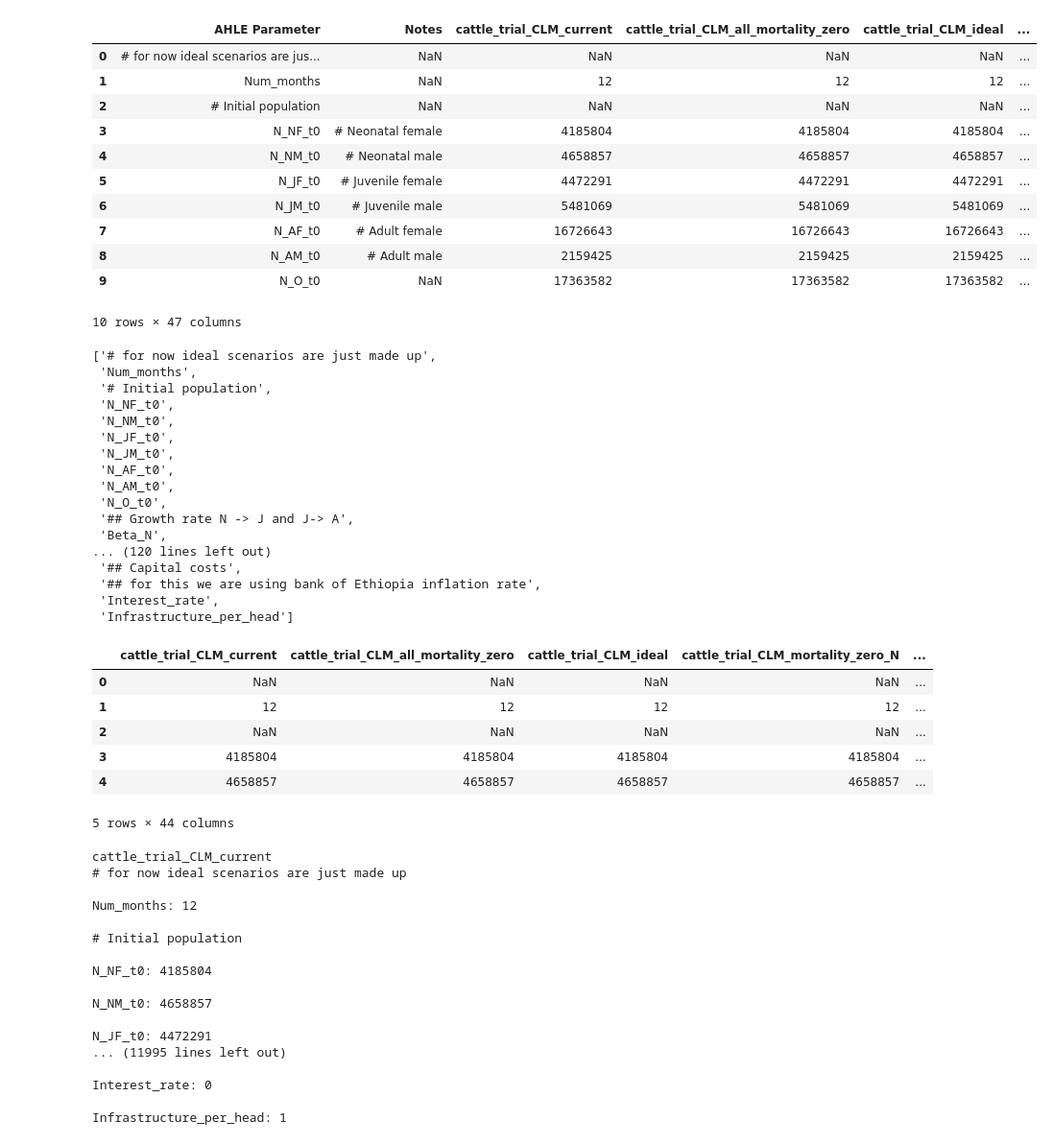
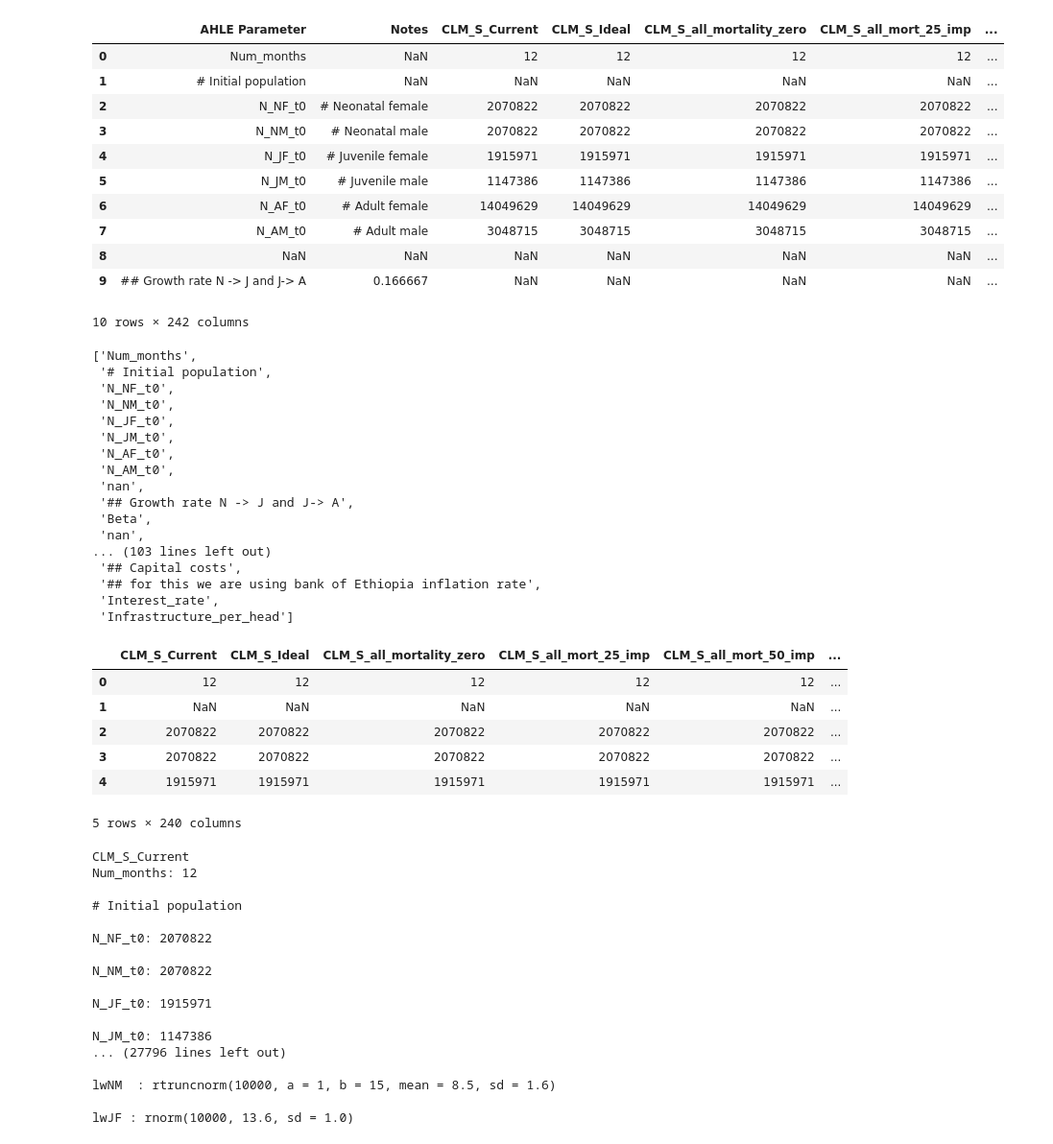
Before and after one commit to GBADsInformatics/DPM, a Jupyter notebook: Testing/OriginalScenarios/create.ipynb, the cells around one changed output. Shown at 96% size. Saved outputs shown, nothing was run; the diff lists cells and outputs as text; code cells hidden in the pictures.

Commit message:
ran smallruminants

```diff
--- a/Testing/OriginalScenarios/create.ipynb
+++ b/Testing/OriginalScenarios/create.ipynb
@@ -1,30 +1,29 @@
 # %%
 import pandas as pd
 # %%
-excel_file = "./cattle/AHLE scenario parameters CATTLE.xlsx"
+excel_file = "./smallruminants/AHLE scenario parameters SMALLRUMINANTS.xlsx"
 
 df = pd.read_excel(excel_file)
 df.head(10)
 # %% [output]
-|  | AHLE Parameter | Notes | cattle_trial_CLM_current | cattle_trial_CLM_all_mortality_zero | cattle_trial_CLM_ideal | ... |
-| 0 | # for now ideal scenarios are jus... | NaN | NaN | NaN | NaN | ... |
-| 1 | Num_months | NaN | 12 | 12 | 12 | ... |
-| 2 | # Initial population | NaN | NaN | NaN | NaN | ... |
-| 3 | N_NF_t0 | # Neonatal female | 4185804 | 4185804 | 4185804 | ... |
-| 4 | N_NM_t0 | # Neonatal male | 4658857 | 4658857 | 4658857 | ... |
-| 5 | N_JF_t0 | # Juvenile female | 4472291 | 4472291 | 4472291 | ... |
-| 6 | N_JM_t0 | # Juvenile male | 5481069 | 5481069 | 5481069 | ... |
-| 7 | N_AF_t0 | # Adult female | 16726643 | 16726643 | 16726643 | ... |
-| 8 | N_AM_t0 | # Adult male | 2159425 | 2159425 | 2159425 | ... |
-| 9 | N_O_t0 | NaN | 17363582 | 17363582 | 17363582 | ... |
+|  | AHLE Parameter | Notes | CLM_S_Current | CLM_S_Ideal | CLM_S_all_mortality_zero | CLM_S_all_mort_25_imp | ... |
+| 0 | Num_months | NaN | 12 | 12 | 12 | 12 | ... |
+| 1 | # Initial population | NaN | NaN | NaN | NaN | NaN | ... |
+| 2 | N_NF_t0 | # Neonatal female | 2070822 | 2070822 | 2070822 | 2070822 | ... |
+| 3 | N_NM_t0 | # Neonatal male | 2070822 | 2070822 | 2070822 | 2070822 | ... |
+| 4 | N_JF_t0 | # Juvenile female | 1915971 | 1915971 | 1915971 | 1915971 | ... |
+| 5 | N_JM_t0 | # Juvenile male | 1147386 | 1147386 | 1147386 | 1147386 | ... |
+| 6 | N_AF_t0 | # Adult female | 14049629 | 14049629 | 14049629 | 14049629 | ... |
+| 7 | N_AM_t0 | # Adult male | 3048715 | 3048715 | 3048715 | 3048715 | ... |
+| 8 | NaN | NaN | NaN | NaN | NaN | NaN | ... |
+| 9 | ## Growth rate N -> J and J-> A | 0.166667 | NaN | NaN | NaN | NaN | ... |
-10 rows × 47 columns
+10 rows × 242 columns
 # %%
 keys = df["AHLE Parameter"].tolist()
 keys = list(map(str, keys))
 keys
 # %% [output]
-['# for now ideal scenarios are just made up',
- 'Num_months',
+['Num_months',
  '# Initial population',
  'N_NF_t0',
  'N_NM_t0',
@@ -32,10 +31,11 @@ keys
  'N_JM_t0',
  'N_AF_t0',
  'N_AM_t0',
- 'N_O_t0',
+ 'nan',
  '## Growth rate N -> J and J-> A',
- 'Beta_N',
-... (120 lines left out)
+ 'Beta',
+ 'nan',
+... (103 lines left out)
  '## Capital costs',
  '## for this we are using bank of Ethiopia inflation rate',
  'Interest_rate',
@@ -45,22 +45,22 @@ df_val = df.iloc[:,2:]
 # %%
 df_val.head()
 # %% [output]
-|  | cattle_trial_CLM_current | cattle_trial_CLM_all_mortality_zero | cattle_trial_CLM_ideal | cattle_trial_CLM_mortality_zero_N | ... |
-| 0 | NaN | NaN | NaN | NaN | ... |
-| 1 | 12 | 12 | 12 | 12 | ... |
-| 2 | NaN | NaN | NaN | NaN | ... |
-| 3 | 4185804 | 4185804 | 4185804 | 4185804 | ... |
-| 4 | 4658857 | 4658857 | 4658857 | 4658857 | ... |
+|  | CLM_S_Current | CLM_S_Ideal | CLM_S_all_mortality_zero | CLM_S_all_mort_25_imp | CLM_S_all_mort_50_imp | ... |
+| 0 | 12 | 12 | 12 | 12 | 12 | ... |
+| 1 | NaN | NaN | NaN | NaN | NaN | ... |
+| 2 | 2070822 | 2070822 | 2070822 | 2070822 | 2070822 | ... |
+| 3 | 2070822 | 2070822 | 2070822 | 2070822 | 2070822 | ... |
+| 4 | 1915971 | 1915971 | 1915971 | 1915971 | 1915971 | ... |
-5 rows × 44 columns
+5 rows × 240 columns
 # %%
 extras = '''
-species: cattle
+species: smallruminants
 nruns: 10000\n
 '''
 
 for (col_name, col_data) in df_val.items():
     print(col_name) # yaml file
-    filename = "./tbp_cattle/" + col_name + ".yaml"
+    filename = "./smallruminants/temp_smallruminants/" + col_name + ".yaml"
     file = open(filename, "a")
     header = f"##### {col_name} #####\n"
     file.write(header)
@@ -76,28 +76,28 @@ for (col_name, col_data) in df_val.items():
             if ("/" in str(data)) and ("(" not in str(data)):
                 nums = str(data).split("/")
                 val = str(float(nums[0]) / float(nums[1]))
-            elif str(data) == "0.9/(12*4)":
-                val = str(0.9 / (12 * 4))
+            # elif str(data) == "0.9/(12*4)":
+            #     val = str(0.9 / (12 * 4))
             line = keys[idx] + ": " + val
         line = line + "\n"
         file.write(line)
-        print(line)
+        # print(line)
     file.close()
 # %% [output]
-cattle_trial_CLM_current
-# for now ideal scenarios are just made up
-
+CLM_S_Current
 Num_months: 12
 
 # Initial population
 
-N_NF_t0: 4185804
+N_NF_t0: 2070822
 
-N_NM_t0: 4658857
+N_NM_t0: 2070822
 
-N_JF_t0: 4472291
-... (11995 lines left out)
+N_JF_t0: 1915971
 
-Interest_rate: 0
+N_JM_t0: 1147386
+... (27796 lines left out)
 
-Infrastructure_per_head: 1
+lwNM  : rtruncnorm(10000, a = 1, b = 15, mean = 8.5, sd = 1.6)
+
+lwJF : rnorm(10000, 13.6, sd = 1.0)
```
